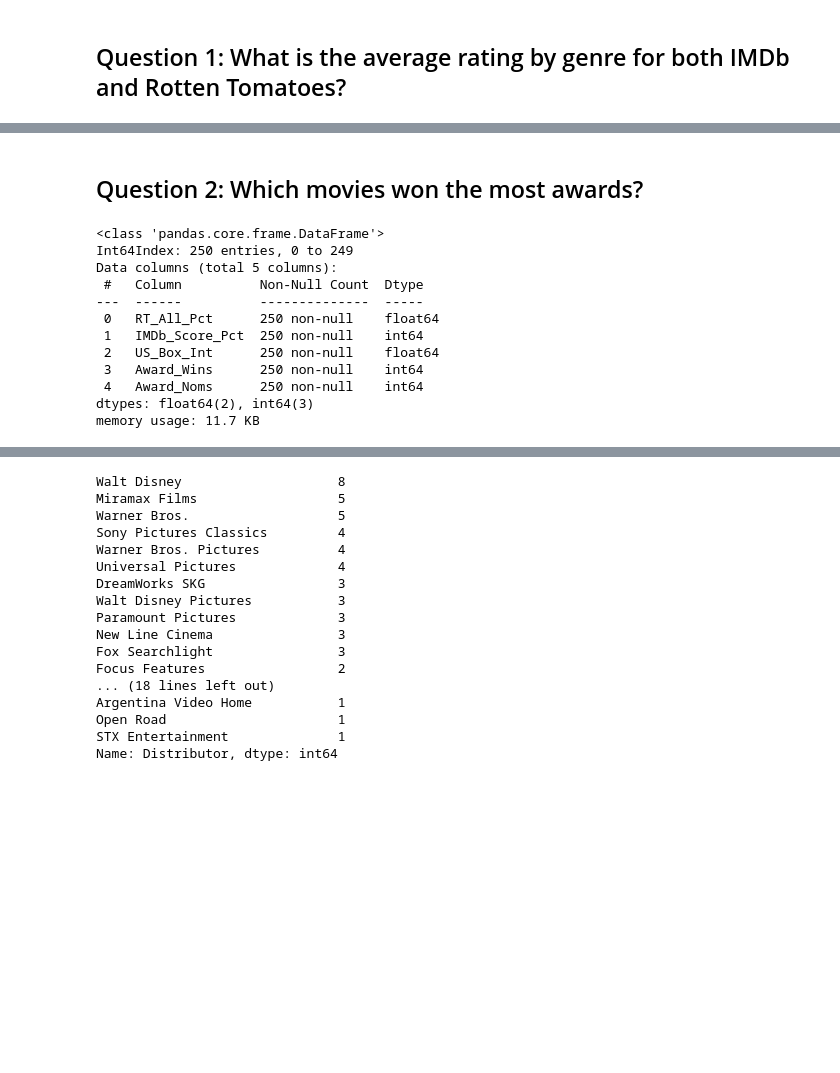
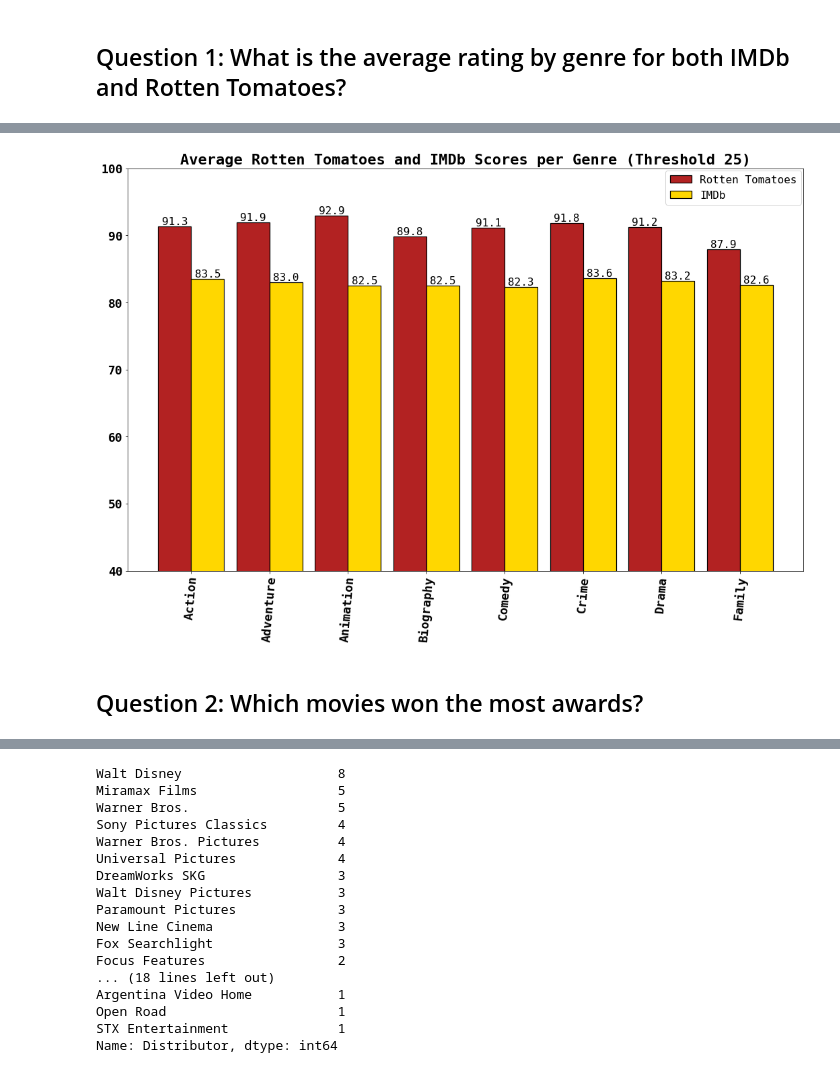
Before and after one commit to HannahSolima/Capstone, a Jupyter notebook: Notebooks/Analysis.ipynb, the cells around one changed output, grey strips where cells are left out. Drawn from its saved outputs; the diff is of its cells as text; code cells hidden in the pictures; blank space fills up the shorter version.

```diff
--- a/Notebooks/Analysis.ipynb
+++ b/Notebooks/Analysis.ipynb
@@ -101,0 +108,17 @@ m_d
+# %%
+#creating my sub table
+avg_rate = all_g.groupby('Genre')['RT_All_Pct','IMDb_Score_Pct'].mean()
+avg_rate.reset_index(inplace=True)
+
+#rounding percents
+avg_rate['Avg_RT_Pct'] = round(avg_rate['RT_All_Pct'],1)
+avg_rate['Avg_IMDb_Pct'] = round(avg_rate['IMDb_Score_Pct'],1)
+avg_rate['Count'] = counts
+
+#getting rid of the now unnecessary columns
+avg_rate.pop('RT_All_Pct')
+avg_rate.pop('IMDb_Score_Pct')
+
+#creating threshold of 25 or more
+av = avg_rate[~(avg_rate['Count'] <= 25)]
+av
@@ -102,18 +135,49 @@ m_d
+# %%
+# set the font globally
+plt.rcParams.update({'font.family':'monospace'})
+
+# Create the y value and bar width
+x = np.arange(len(av['Genre']))
+width = 0.42
+
+# Define plot size
+plt.rcParams['figure.figsize'] = [18, 11]
+
+# Plot the x and y values
+fig,ax = plt.subplots()
+bar1 = ax.bar(x-width/2, av['Avg_RT_Pct'], width, color = 'firebrick', edgecolor = 'black', linewidth = 1.2)
+bar2 = ax.bar(x+width/2, av['Avg_IMDb_Pct'], width, color = 'gold', edgecolor = 'black', linewidth = 1.2)
+
+# label values for bars
+# https://matplotlib.org/stable/api/_as_gen/matplotlib.axes.Axes.text.html
+for bar in ax.patches:
+    bar_value = bar.get_height() # The text annotation for each bar should be its height.
+    text = f'{bar_value:,}'   # Format the text with commas to separate thousands.
+    text_x = bar.get_x() + bar.get_width() / 2 # This will give the middle of each bar on the x-axis.
+    # get_y() is where the bar starts so we add the height to it.
+    text_y = bar.get_y() + bar_value
+    # If we want the text to be the same color as the bar, we can get the color like so:
+    bar_color = bar.get_facecolor()
+    # If you want a consistent color, you can just set it as a constant, e.g. #222222
+    ax.text(text_x, text_y, text, ha='center', va='bottom',
+            color='black',size=16)
+
+# Set the x labels and legends
+ax.set_xticks(x)
+ax.set_xticklabels(av['Genre'], weight = 'bold', size = '18', rotation = 85)
+ax.legend
+
+# Set the y labels
+ax.set_ylim(40,100)
+ax.set_yticks([40,50,60,70,80,90,100])
+ax.set_yticklabels(['40','50','60','70','80','90','100'], weight = 'bold', size = '18')
+
+#title
+ax.set_title('Average Rotten Tomatoes and IMDb Scores per Genre (Threshold 25)', weight = 'bold', size = '22')
+
+#Clustered Bar legend
+plt.legend(["Rotten Tomatoes", "IMDb"], ncol=1, loc="upper left", bbox_to_anchor= (.788,1.008), fontsize = '16');
+# %% [output]
+[figure, added]
 # %% [markdown]
 ## Question 2: Which movies won the most awards?
-# %%
-heat = all_df[['RT_All_Pct', 'IMDb_Score_Pct', 'US_Box_Int', 'Award_Wins', 'Award_Noms']]
-heat.info()
-# %% [output]
-<class 'pandas.core.frame.DataFrame'>
-Int64Index: 250 entries, 0 to 249
-Data columns (total 5 columns):
- #   Column          Non-Null Count  Dtype
----  ------          --------------  -----
- 0   RT_All_Pct      250 non-null    float64
- 1   IMDb_Score_Pct  250 non-null    int64
- 2   US_Box_Int      250 non-null    float64
- 3   Award_Wins      250 non-null    int64
- 4   Award_Noms      250 non-null    int64
-dtypes: float64(2), int64(3)
-memory usage: 11.7 KB
```
Also changed, not shown: parts of 12 cells of this notebook.
